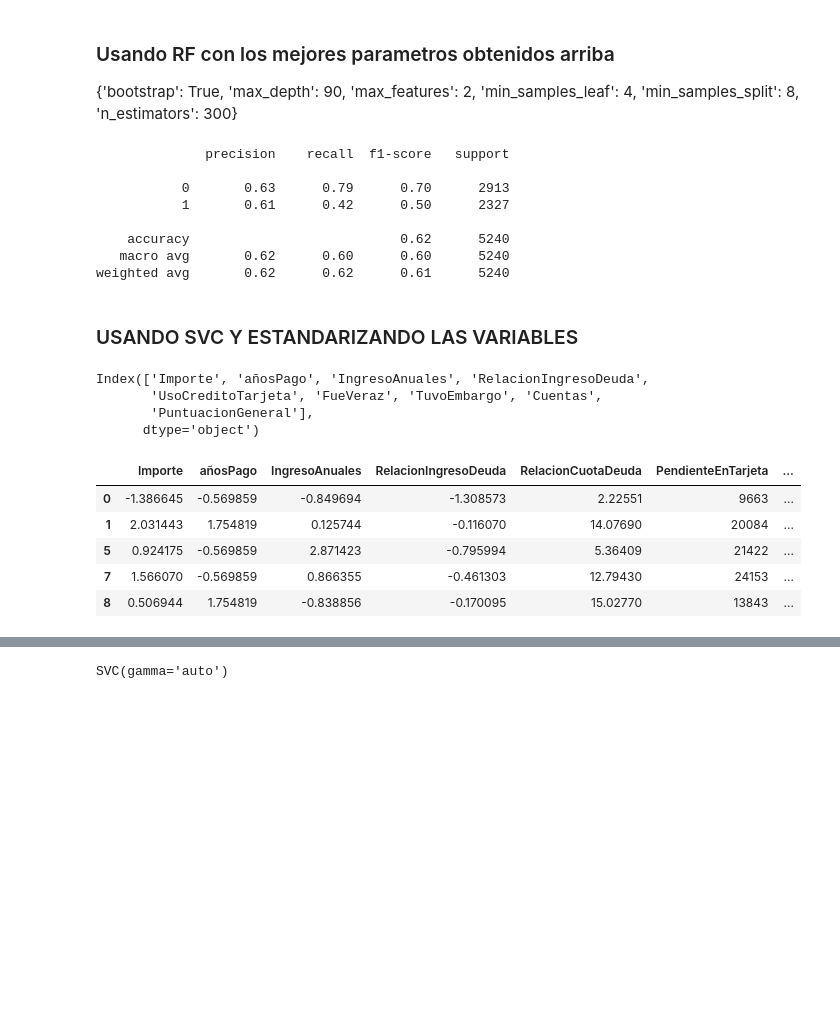
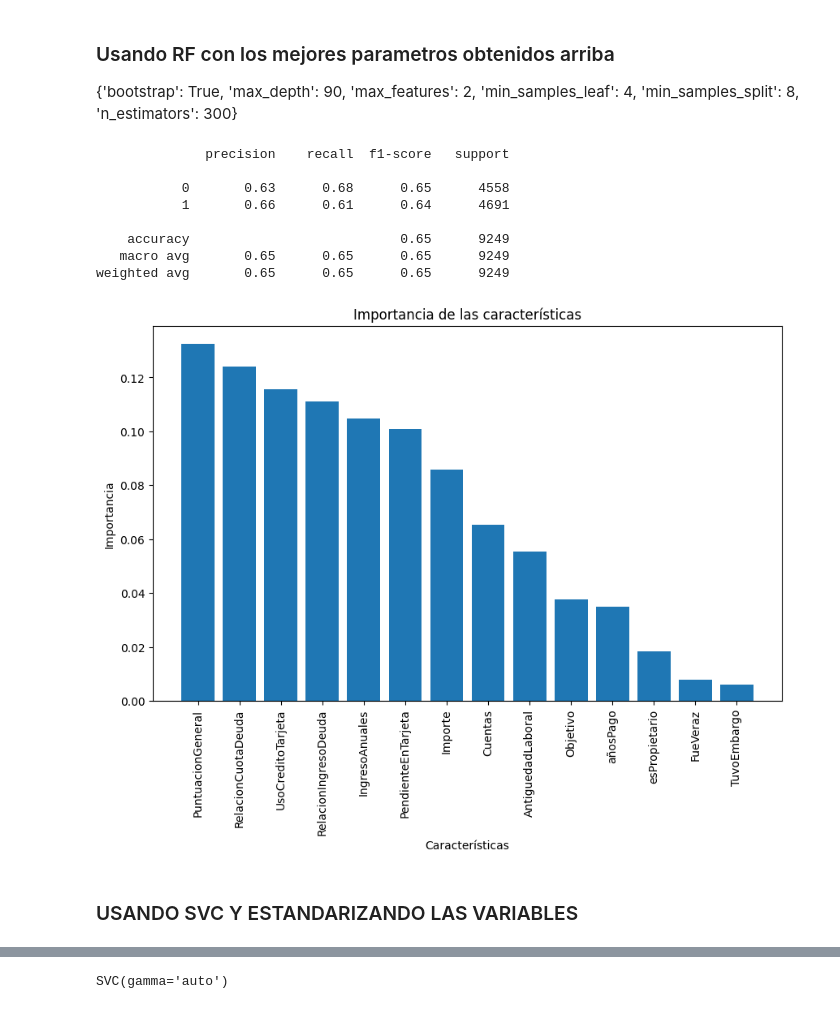
Before and after one commit to SantiCaste/Clasificador-Prestamos, a Jupyter notebook: limpieza-dataset.ipynb, the cells around one changed output, grey strips where cells are left out. Saved outputs shown, nothing was run; the diff lists cells and outputs as text; code cells hidden in the pictures; blank space fills up the shorter version.

```diff
--- a/limpieza-dataset.ipynb
+++ b/limpieza-dataset.ipynb
@@ -388,7 +594,9 @@ from sklearn.model_selection import GridSearchCV, RandomizedSearchCV
 # Separar las variables predictoras y la variable objetivo
 X = df_limpio.drop("Default", axis=1)
 
-X = X.drop(["RelacionCuotaDeuda", "PendienteEnTarjeta", "AntiguedadLaboral"], axis=1) #eliminas estas columnas ya que tienen una fuerte correlación con otras (y antiguedad no tiene correlacion)
+#X = X.drop(["RelacionCuotaDeuda", "PendienteEnTarjeta", "AntiguedadLaboral"], axis=1) #eliminas estas columnas ya que tienen una fuerte correlación con otras (y antiguedad no tiene correlacion)
+
+#X = X.drop(["FueVeraz", "esPropietario", "añosPago", "Objetivo", "TuvoEmbargo"], axis=1) #eliminas estas columnas ya que tienen una fuerte correlación con otras (y antiguedad no tiene correlacion)
 
 y = df_limpio["Default"]
 
@@ -408,11 +616,30 @@ print(classification_report(y_test, y_pred))
 # %% [output]
               precision    recall  f1-score   support
 
-           0       0.63      0.79      0.70      2913
-           1       0.61      0.42      0.50      2327
+           0       0.63      0.68      0.65      4558
+           1       0.66      0.61      0.64      4691
 
-    accuracy                           0.62      5240
-   macro avg       0.62      0.60      0.60      5240
-weighted avg       0.62      0.62      0.61      5240
+    accuracy                           0.65      9249
+   macro avg       0.65      0.65      0.65      9249
+weighted avg       0.65      0.65      0.65      9249
+# %%
+#### Mostrando las importancias de cada feature
+
+importances = best_clf.feature_importances_
+feature_names = best_clf.feature_names_in_
+# Ordenar las características por importancia
+indices = np.argsort(importances)[::-1]
+sorted_feature_names = feature_names[indices]
+sorted_importances = importances[indices]
+max_values = len(X.columns)
+plt.figure(figsize=(10, 6))
+plt.title("Importancia de las características")
+plt.bar(range(max_values), sorted_importances[:max_values], align="center")
+plt.xticks(range(max_values), sorted_feature_names[:max_values], rotation=90)
+plt.xlabel("Características")
+plt.ylabel("Importancia")
+plt.show()
+# %% [output]
+[figure, added]
 # %% [markdown]
 ### USANDO SVC Y ESTANDARIZANDO LAS VARIABLES
@@ -441,19 +646,3 @@ df_limpio[numeric_columns2] = ct.fit_transform(features)
-# %%
-print(numeric_columns2)
-# %% [output]
-Index(['Importe', 'añosPago', 'IngresoAnuales', 'RelacionIngresoDeuda',
-       'UsoCreditoTarjeta', 'FueVeraz', 'TuvoEmbargo', 'Cuentas',
-       'PuntuacionGeneral'],
-      dtype='object')
-# %%
-df_limpio.head()
-# %% [output]
-|  | Importe | añosPago | IngresoAnuales | RelacionIngresoDeuda | RelacionCuotaDeuda | PendienteEnTarjeta | ... |
-| 0 | -1.386645 | -0.569859 | -0.849694 | -1.308573 | 2.22551 | 9663 | ... |
-| 1 | 2.031443 | 1.754819 | 0.125744 | -0.116070 | 14.07690 | 20084 | ... |
-| 5 | 0.924175 | -0.569859 | 2.871423 | -0.795994 | 5.36409 | 21422 | ... |
-| 7 | 1.566070 | -0.569859 | 0.866355 | -0.461303 | 12.79430 | 24153 | ... |
-| 8 | 0.506944 | 1.754819 | -0.838856 | -0.170095 | 15.02770 | 13843 | ... |
 # %%
 from sklearn.ensemble import RandomForestClassifier
 from sklearn.model_selection import train_test_split
```
Also changed, not shown: parts of 15 cells of this notebook.
